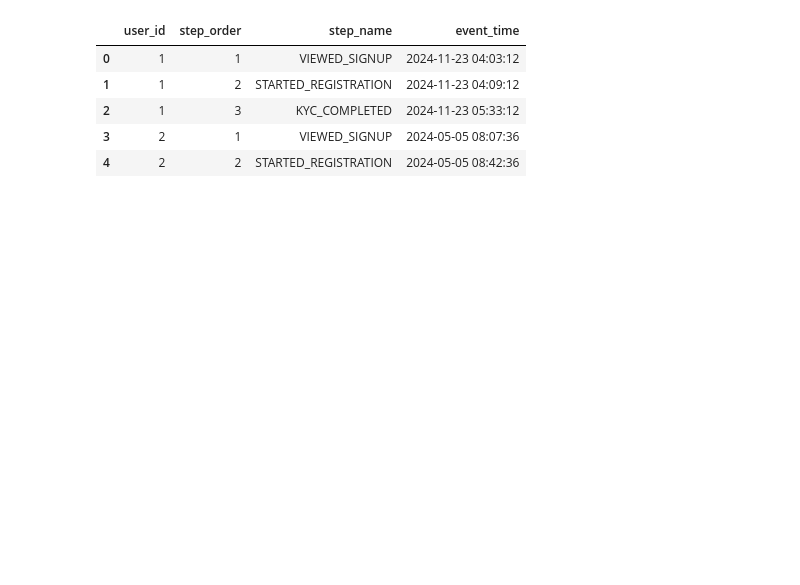
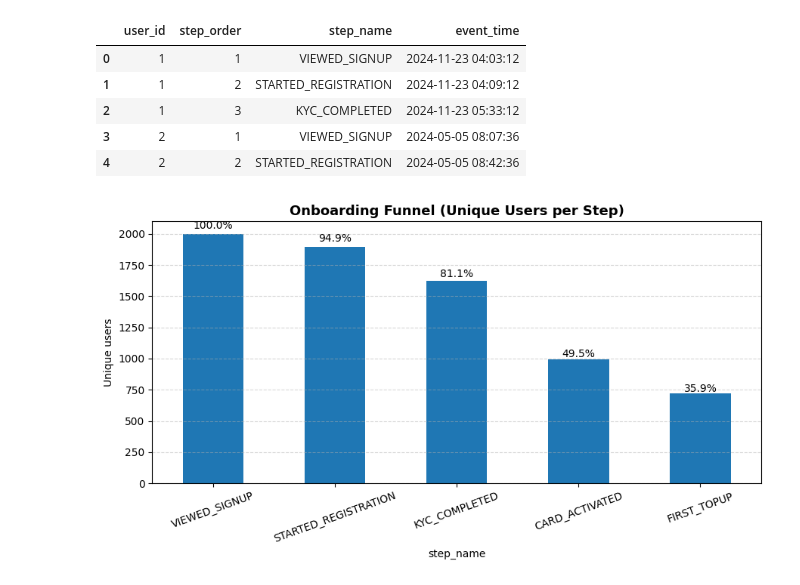
Before and after one commit to sadzo/revolut-growth-analytics, a Jupyter notebook: notebooks/onboarding_funnel_analysis.ipynb, the cells around one changed output. Saved outputs shown, nothing was run; the diff lists cells and outputs as text; code cells hidden in the pictures; blank space fills up the shorter version.

Commit message:
add visuals, finsih readme, add dags

```diff
--- a/notebooks/onboarding_funnel_analysis.ipynb
+++ b/notebooks/onboarding_funnel_analysis.ipynb
@@ -51,3 +58,85 @@ fct_funnel.head()
 | 2 | 1 | 3 | KYC_COMPLETED | 2024-11-23 05:33:12 |
 | 3 | 2 | 1 | VIEWED_SIGNUP | 2024-05-05 08:07:36 |
 | 4 | 2 | 2 | STARTED_REGISTRATION | 2024-05-05 08:42:36 |
+# %%
+# =====================================================================
+# Visual 1: Event-level onboarding funnel (unique users per step)
+#
+# Tables used:
+# - fct_funnel: one row per user per funnel step (event_time + step_name)
+#
+# Business questions answered:
+# - How many unique users reach each key onboarding step?
+# - Where is the biggest drop-off in the onboarding journey?
+#
+# Intuition:
+# - Each bar represents how many unique users have at least one event
+#   at that specific step_name:
+#     VIEWED_SIGNUP → STARTED_REGISTRATION → KYC_COMPLETED → CARD_ACTIVATED → FIRST_TOPUP
+# - The percentage label on top of each bar shows the share relative
+#   to the very first step (VIEWED_SIGNUP). This is the classical funnel view.
+#
+# How this could be made more advanced:
+# - Build separate funnels per country / device / marketing_channel
+#   by filtering fct_funnel or joining with dim_users.
+# - Compare funnels over time (e.g. users who signed up this month vs last month).
+# - Use this as the base for A/B test comparisons (control vs treatment group).
+# =====================================================================
+
+# Convert event_time into datetime format
+fct_funnel["event_time"] = pd.to_datetime(fct_funnel["event_time"])
+
+# Define the correct step order to visualize the funnel properly
+funnel_order = [
+    "VIEWED_SIGNUP",
+    "STARTED_REGISTRATION",
+    "KYC_COMPLETED",
+    "CARD_ACTIVATED",
+    "FIRST_TOPUP",
+]
+
+# Group by step_name and count unique users (one user counts only once per step)
+step_counts = (
+    fct_funnel.groupby("step_name")["user_id"]
+    .nunique()
+    .reindex(funnel_order)   # keeps steps in the correct funnel order
+)
+
+# Create the bar chart
+plt.figure(figsize=(9, 5))
+ax = step_counts.plot(kind="bar")
+
+# Title + axis labels
+ax.set_title("Onboarding Funnel (Unique Users per Step)", fontsize=13, fontweight="bold")
+ax.set_ylabel("Unique users")
+plt.xticks(rotation=20)
+
+# The first step is the baseline for conversion % labels
+baseline = step_counts.iloc[0]
+
+# Add percentage labels above each bar
+for i, value in enumerate(step_counts):
+    if pd.isna(value):
+        continue
+    percent = (value / baseline) * 100
+    ax.text(
+        i,
+        value * 1.02,
+        f"{percent:.1f}%",
+        ha="center",
+        fontsize=10
+    )
+
+# Add horizontal grid lines for readability
+ax.grid(axis="y", linestyle="--", alpha=0.5)
+
+# Tight layout for cleaner spacing
+plt.tight_layout()
+
+# Save the visual for README
+plt.savefig(images_dir / "01_funnel_event_level.png", dpi=200, bbox_inches="tight")
+
+# Show the plot
+plt.show()
+# %% [output]
+[figure, added]
```
Also changed, not shown: parts of 10 cells of this notebook, 13 other files.
